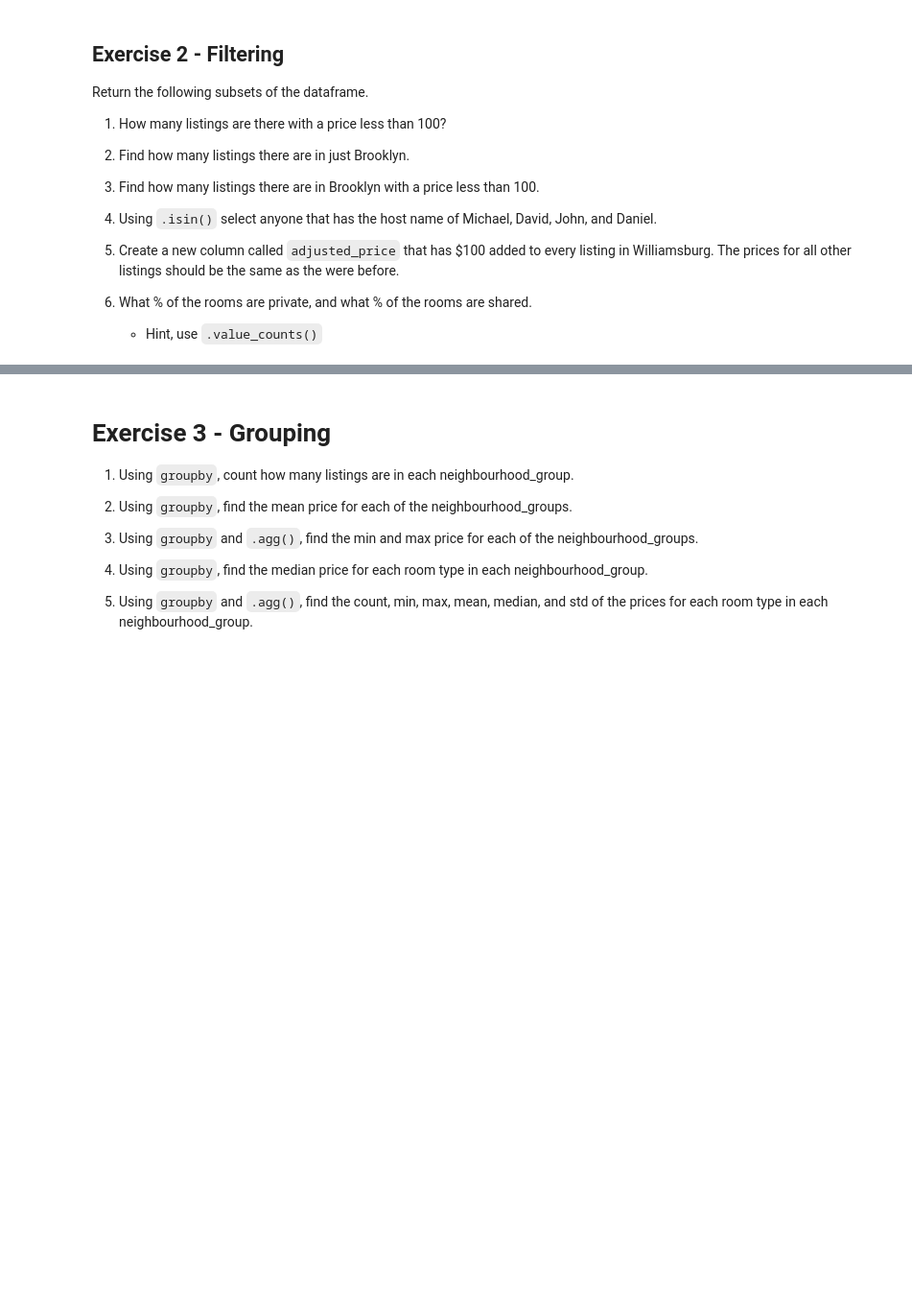
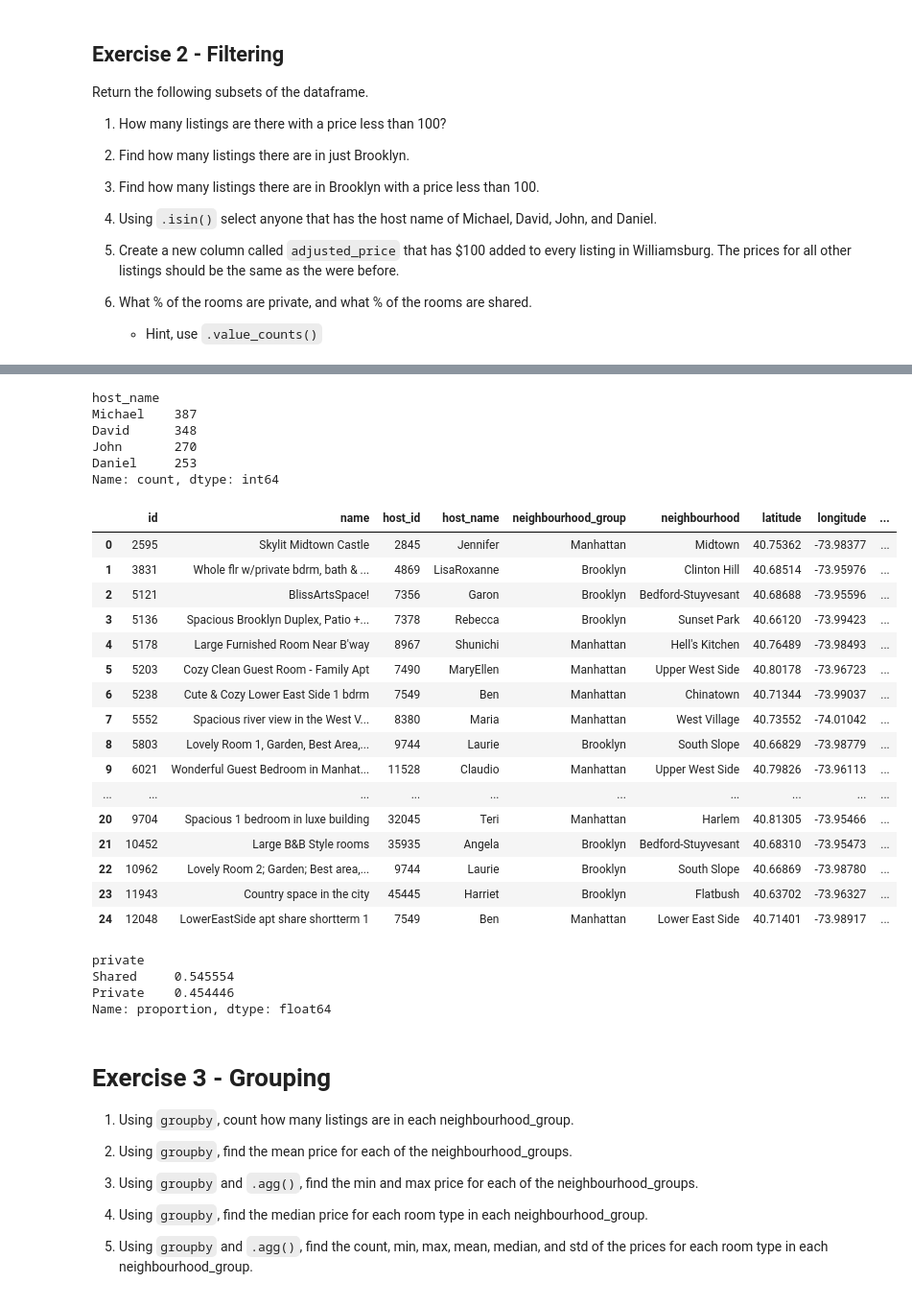
Before and after one commit to rajmnoor27/Noor-Raj-2024-DS-Fri-1230, a Jupyter notebook: Week-01-Pandas/Exercise-NR.ipynb, the cells around one changed output, grey strips where cells are left out. Shown: that part at 96% size. Saved outputs shown, nothing was run; the diff lists cells and outputs as text; code cells hidden in the pictures; blank space fills up the shorter version.

```diff
--- a/Week-01-Pandas/Exercise-NR.ipynb
+++ b/Week-01-Pandas/Exercise-NR.ipynb
@@ -17,6 +17,7 @@ import numpy as np
 # Load in the data file using `pd.read_csv()`
 # %%
 # Load data here
+df = pd.read_csv('data/listings.csv')
 # %% [markdown]
 ## Exercise 2 - Filtering
 
@@ -49,11 +91,59 @@ Return the following subsets of the dataframe.
 # %%
 # 4. Using `.isin()` select anyone that has the host name of Michael, David, John, and Daniel.
 # How many total are there that have those names
+
+names = ['Michael', 'David', 'John', 'Daniel']
+
+condition = df.host_name.isin(names)
+
+df[condition]['host_name'].value_counts()
+# %% [output]
+host_name
+Michael    387
+David      348
+John       270
+Daniel     253
+Name: count, dtype: int64
 # %%
 # 5. Create a new column called `adjusted_price` that has $100 added to every listing in Williamsburg.
 # The prices for all other listings should be the same as the were before.
+
+condition1 = df['neighbourhood'] == 'Williamsburg'
+
+df['adjusted price'] = np.where(condition1, df['price'] + 100, df['price'])
+
+df.head(25)
+# %% [output]
+|  | id | name | host_id | host_name | neighbourhood_group | neighbourhood | latitude | longitude | ... |
+| 0 | 2595 | Skylit Midtown Castle | 2845 | Jennifer | Manhattan | Midtown | 40.75362 | -73.98377 | ... |
+| 1 | 3831 | Whole flr w/private bdrm, bath & ... | 4869 | LisaRoxanne | Brooklyn | Clinton Hill | 40.68514 | -73.95976 | ... |
+| 2 | 5121 | BlissArtsSpace! | 7356 | Garon | Brooklyn | Bedford-Stuyvesant | 40.68688 | -73.95596 | ... |
+| 3 | 5136 | Spacious Brooklyn Duplex, Patio +... | 7378 | Rebecca | Brooklyn | Sunset Park | 40.66120 | -73.99423 | ... |
+| 4 | 5178 | Large Furnished Room Near B'way | 8967 | Shunichi | Manhattan | Hell's Kitchen | 40.76489 | -73.98493 | ... |
+| 5 | 5203 | Cozy Clean Guest Room - Family Apt | 7490 | MaryEllen | Manhattan | Upper West Side | 40.80178 | -73.96723 | ... |
+| 6 | 5238 | Cute & Cozy Lower East Side 1 bdrm | 7549 | Ben | Manhattan | Chinatown | 40.71344 | -73.99037 | ... |
+| 7 | 5552 | Spacious river view in the West V... | 8380 | Maria | Manhattan | West Village | 40.73552 | -74.01042 | ... |
+| 8 | 5803 | Lovely Room 1, Garden, Best Area,... | 9744 | Laurie | Brooklyn | South Slope | 40.66829 | -73.98779 | ... |
+| 9 | 6021 | Wonderful Guest Bedroom in Manhat... | 11528 | Claudio | Manhattan | Upper West Side | 40.79826 | -73.96113 | ... |
+| ... | ... | ... | ... | ... | ... | ... | ... | ... | ... |
+| 20 | 9704 | Spacious 1 bedroom in luxe building | 32045 | Teri | Manhattan | Harlem | 40.81305 | -73.95466 | ... |
+| 21 | 10452 | Large B&B Style rooms | 35935 | Angela | Brooklyn | Bedford-Stuyvesant | 40.68310 | -73.95473 | ... |
+| 22 | 10962 | Lovely Room 2; Garden; Best area,... | 9744 | Laurie | Brooklyn | South Slope | 40.66869 | -73.98780 | ... |
+| 23 | 11943 | Country space in the city | 45445 | Harriet | Brooklyn | Flatbush | 40.63702 | -73.96327 | ... |
+| 24 | 12048 | LowerEastSide apt share shortterm 1 | 7549 | Ben | Manhattan | Lower East Side | 40.71401 | -73.98917 | ... |
 # %%
 # 6. What % of the rooms are private, and what % of the rooms are shared.
+
+c1 = df['room_type'] == 'Private room'
+
+df['private'] = np.where(c1, 'Private', 'Shared')
+
+df['private'].value_counts(normalize=True)
+# %% [output]
+private
+Shared     0.545554
+Private    0.454446
+Name: proportion, dtype: float64
 # %% [markdown]
 # Exercise 3 - Grouping
 
```
Also changed, not shown: parts of 13 cells of this notebook, 1 other file.
